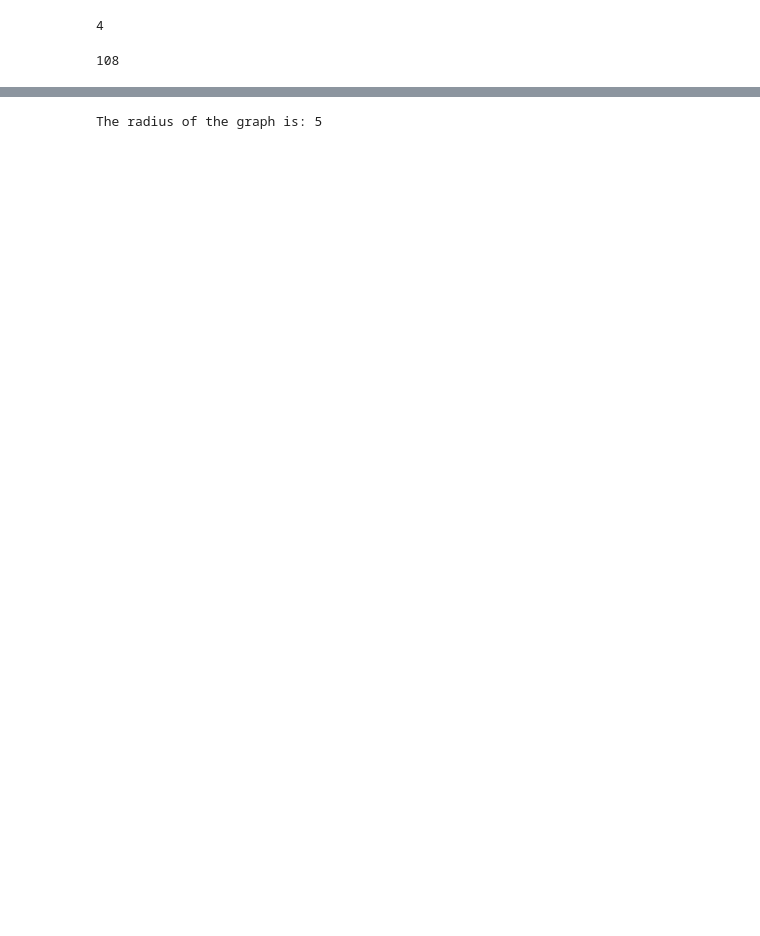
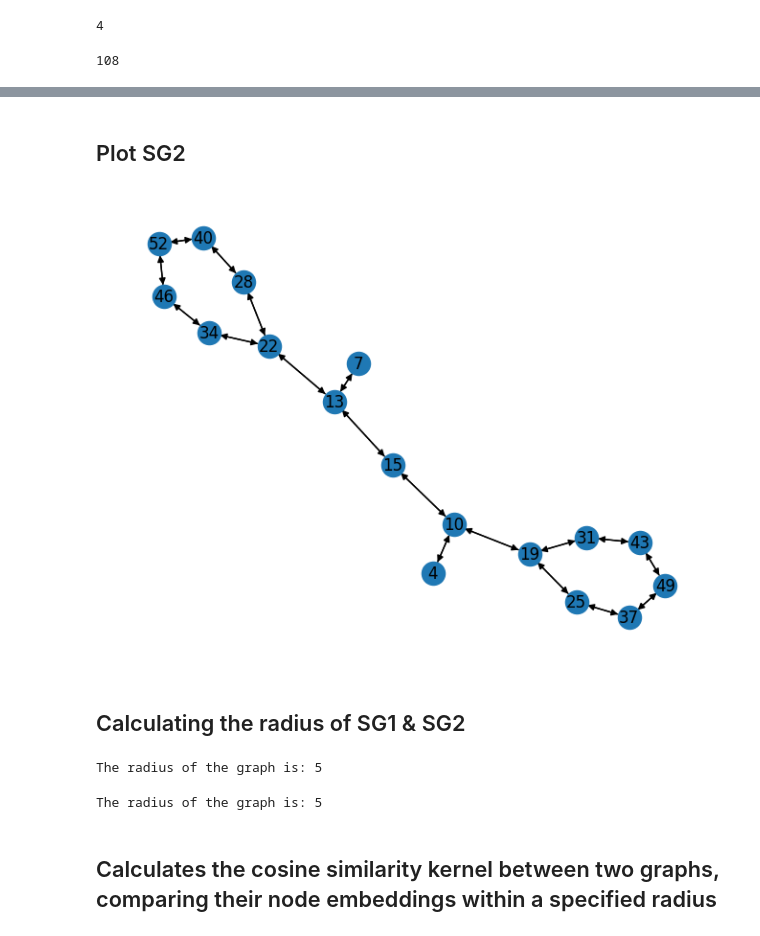
Before and after one commit to mmanchanda/ml_research, a Jupyter notebook: CosineKernelRadius.ipynb, the cells around one changed output, grey strips where cells are left out. Drawn from its saved outputs; the diff is of its cells as text; code cells hidden in the pictures; blank space fills up the shorter version.

Commit message:
Cosine Similarity Kernel w/ Radius

```diff
--- a/CosineKernelRadius.ipynb
+++ b/CosineKernelRadius.ipynb
@@ -39,0 +33,2 @@ plt.show()
+# %%
+connected_components = sorted(nx.connected_components(UG1), key=len, reverse=True)
@@ -39,0 +49,2 @@ plt.show()
+# %%
+second_component = connected_components[1]
@@ -39,0 +53,2 @@ plt.show()
+# %%
+ SG2 = G1.subgraph(second_component)
@@ -40,3 +62,12 @@ plt.show()
+# %% [markdown]
+## Plot SG2
+# %%
+nx.draw(SG2, with_labels = True)
+plt.show()
+# %% [output]
+[figure, added]
+# %% [markdown]
+## Calculating the radius of SG1 & SG2
 # %%
 import networkx as nx
 
@@ -54,3 +85,11 @@ radius = radius_of_graph(undirected_G)
 print(f"The radius of the graph is: {radius}")
 # %% [output]
 The radius of the graph is: 5
+# %%
+undirected_G2 = SG2.to_undirected()
+radius2 = radius_of_graph(undirected_G2)
+print(f"The radius of the graph is: {radius2}")
+# %% [output]
+The radius of the graph is: 5
+# %% [markdown]
+## Calculates the cosine similarity kernel between two graphs, comparing their node embeddings within a specified radius
```
Also changed, not shown: parts of 13 cells of this notebook.
